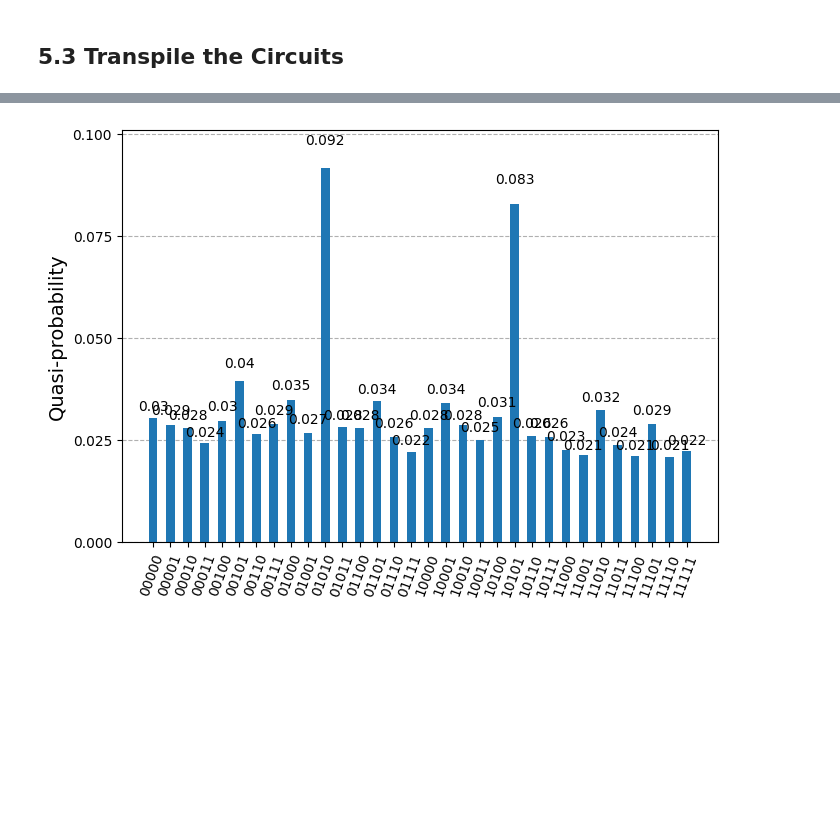
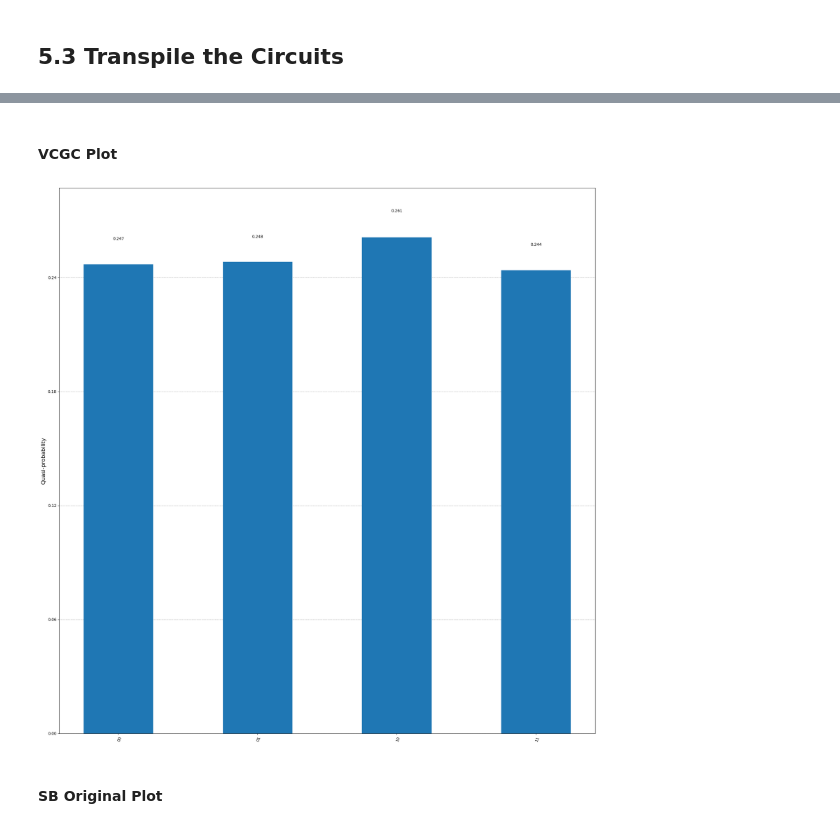
Before and after one commit to TheBarzani/logique, a Jupyter notebook: examples/comparing_vcgc_to_saha_belletti.ipynb, the cells around one changed output, grey strips where cells are left out. Saved outputs shown, nothing was run; the diff lists cells and outputs as text; code cells hidden in the pictures; blank space fills up the shorter version.

Commit message:
Add execution results for running the quantum circuits on ibm_torino

```diff
--- a/examples/comparing_vcgc_to_saha_belletti.ipynb
+++ b/examples/comparing_vcgc_to_saha_belletti.ipynb
@@ -485,7 +475,7 @@ from qiskit import ClassicalRegister
 
 # Add classical register and measurements to VCGC circuit
 vcgc_grover_circuit_with_meas = vcgc_grover_circuit.copy()
-classical_reg = ClassicalRegister(num_data_qubits, 'c')
+classical_reg = ClassicalRegister(num_data_qubits, 'creg')
 vcgc_grover_circuit_with_meas.add_register(classical_reg)
 vcgc_grover_circuit_with_meas.measure(range(num_data_qubits), range(num_data_qubits))
 
@@ -508,9 +498,9 @@ from qiskit.circuit.library import XGate
 from qiskit_ibm_runtime.transpiler.passes.scheduling import ALAPScheduleAnalysis, PadDynamicalDecoupling, DynamicCircuitInstructionDurations
 from qiskit.transpiler.preset_passmanagers import generate_preset_pass_manager
 
-durations = DynamicCircuitInstructionDurations.from_backend(backend=least_busy_backend)
+durations = DynamicCircuitInstructionDurations.from_backend(backend=backend)
 
-optimized_pm = generate_preset_pass_manager(target=least_busy_target, optimization_level=3)
+optimized_pm = generate_preset_pass_manager(target=target, optimization_level=3)
 dd_rep = 8
 dd_sequence = [XGate()] * dd_rep
 
@@ -523,11 +513,17 @@ optimized_pm.scheduling = PassManager([
     )
 ])
 
-NUM_TRIAL = 10
+NUM_TRIAL = 6
 vcgc_transpiled_circuits = []
-sb_transpiled_circuits = []
+sb_original_transpiled_circuits = []
+sb_simple_transpiled_circuits = []
+sb_minimal_transpiled_circuits = []
+sb_balanced_transpiled_circuits = []
 for i in range(NUM_TRIAL):
     vcgc_transpiled_circuits.append(optimized_pm.run(vcgc_grover_circuit_with_meas))
-    sb_transpiled_circuits.append(optimized_pm.run(sb_simple_grover_circuit))
+    sb_original_transpiled_circuits.append(optimized_pm.run(sb_original_grover_circuit))
+    sb_simple_transpiled_circuits.append(optimized_pm.run(sb_simple_grover_circuit))
+    sb_minimal_transpiled_circuits.append(optimized_pm.run(sb_minimal_grover_circuit))
+    sb_balanced_transpiled_circuits.append(optimized_pm.run(sb_balanced_grover_circuit))
 # %%
 vcgc_depths = [circuit.depth() for circuit in vcgc_transpiled_circuits]
@@ -548,18 +559,18 @@ vcgc_transpiled_circuits[0].draw("mpl")
 # %%
-# import mthree
-# mit = mthree.M3Mitigation(least_busy_backend)
-# mit.cals_from_system(vcgc_transpiled_circuits[0].layout.final_index_layout())
 # Running the transpiled circuits using the sampler
 from qiskit_ibm_runtime import Sampler
-sampler = Sampler(mode=least_busy_backend)
+from qiskit.visualization import plot_distribution
+sampler = Sampler(mode=backend)
 sampler.options.default_shots = 10_000
-job = sampler.run([vcgc_transpiled_circuits[0]])
+# %% [markdown]
+#### VCGC Plot
+# %%
+vcgc_job = sampler.run([vcgc_transpiled_circuits[0]])
 # %%
-from qiskit.visualization import plot_distribution
-result = job.result()
-reg_raw_counts = result[0].data.c.get_counts()
-counts = reg_raw_counts
-plot_distribution(counts)
-# print(job.job_id())
+vcgc_result = vcgc_job.result()
+vcgc_counts = vcgc_result[0].data.creg.get_counts()
+plot_distribution(vcgc_counts, figsize= (20,20))
 # %% [output]
-[figure, old version]
+[figure, new version]
+# %% [markdown]
+#### SB Original Plot
```
Also changed, not shown: parts of 34 cells of this notebook, 26 other files.
